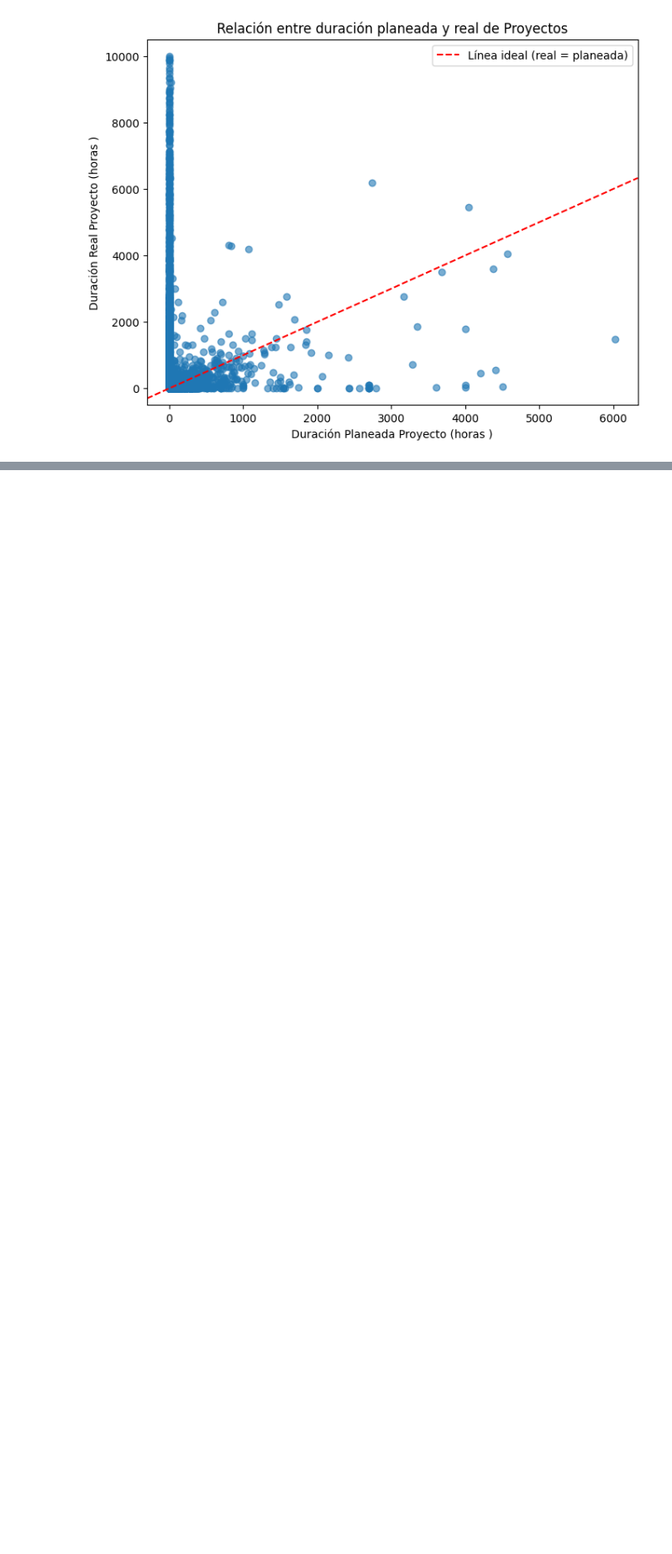
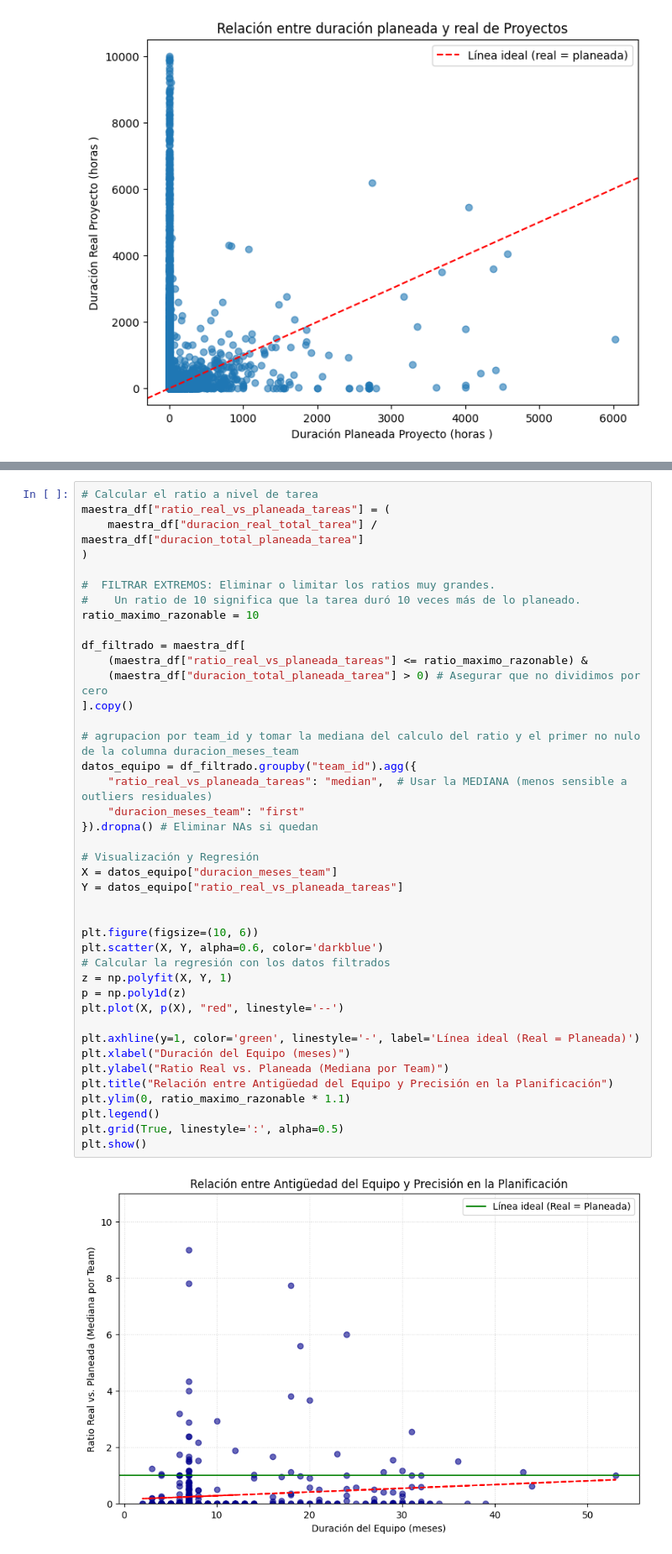
Before and after one commit to leodie1615/Proyecto-final-ciencia-datos, a Jupyter notebook: proyecto_final.ipynb, the cells around one changed output, grey strips where cells are left out. Shown: that part at 84% size. Saved outputs shown, nothing was run; the diff lists cells and outputs as text; blank space fills up the shorter version.

```diff
--- a/proyecto_final.ipynb
+++ b/proyecto_final.ipynb
@@ -397,0 +394,43 @@ dtype: object
+# %%
+# Calcular el ratio a nivel de tarea
+maestra_df["ratio_real_vs_planeada_tareas"] = (
+    maestra_df["duracion_real_total_tarea"] / maestra_df["duracion_total_planeada_tarea"]
+)
+
+#  FILTRAR EXTREMOS: Eliminar o limitar los ratios muy grandes.
+#    Un ratio de 10 significa que la tarea duró 10 veces más de lo planeado.
+ratio_maximo_razonable = 10
+
+df_filtrado = maestra_df[
+    (maestra_df["ratio_real_vs_planeada_tareas"] <= ratio_maximo_razonable) &
+    (maestra_df["duracion_total_planeada_tarea"] > 0) # Asegurar que no dividimos por cero
+].copy()
+
+# agrupacion por team_id y tomar la mediana del calculo del ratio y el primer no nulo de la columna duracion_meses_team
+datos_equipo = df_filtrado.groupby("team_id").agg({
+    "ratio_real_vs_planeada_tareas": "median",  # Usar la MEDIANA (menos sensible a outliers residuales)
+    "duracion_meses_team": "first"
+}).dropna() # Eliminar NAs si quedan
+
+# Visualización y Regresión
+X = datos_equipo["duracion_meses_team"]
+Y = datos_equipo["ratio_real_vs_planeada_tareas"]
+
+
+plt.figure(figsize=(10, 6))
+plt.scatter(X, Y, alpha=0.6, color='darkblue')
+# Calcular la regresión con los datos filtrados
+z = np.polyfit(X, Y, 1)
+p = np.poly1d(z)
+plt.plot(X, p(X), "red", linestyle='--')
+
+plt.axhline(y=1, color='green', linestyle='-', label='Línea ideal (Real = Planeada)')
+plt.xlabel("Duración del Equipo (meses)")
+plt.ylabel("Ratio Real vs. Planeada (Mediana por Team)")
+plt.title("Relación entre Antigüedad del Equipo y Precisión en la Planificación")
+plt.ylim(0, ratio_maximo_razonable * 1.1)
+plt.legend()
+plt.grid(True, linestyle=':', alpha=0.5)
+plt.show()
+# %% [output]
+[figure, added]
```
Also changed, not shown: parts of 10 cells of this notebook.
